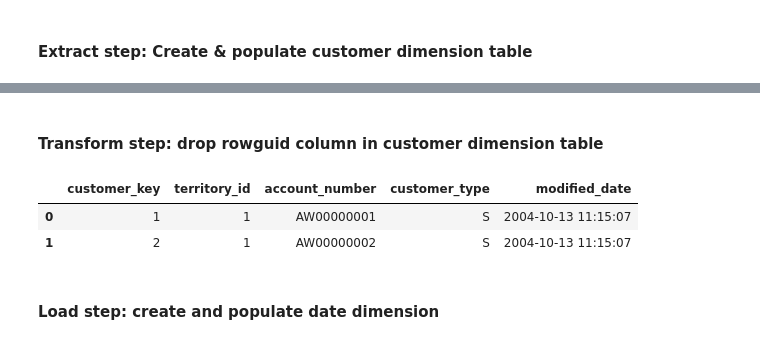
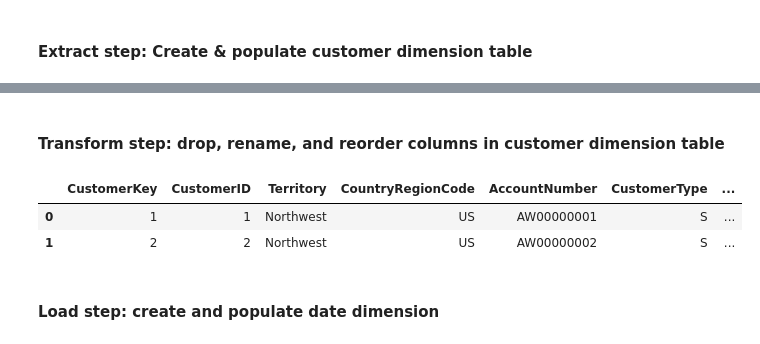
Before and after one commit to sonikarichamodur/adventureworks-etl-pipeline, a Jupyter notebook: AdventureWorks ETL Pipeline.ipynb, the cells around one changed output, grey strips where cells are left out. Drawn from its saved outputs; the diff is of its cells as text; code cells hidden in the pictures.

Commit message:
transform step: drop, rename, and reorder columns in customer dim table

```diff
--- a/AdventureWorks ETL Pipeline.ipynb
+++ b/AdventureWorks ETL Pipeline.ipynb
@@ -174,15 +171,45 @@ df_customers.head(2)
 # %% [markdown]
-#### Transform step: drop rowguid column in customer dimension table
+#### Transform step: drop, rename, and reorder columns in customer dimension table
 # %%
-# Drop rowguid column
-drop_cols = ['rowguid']
-df_customers.drop(drop_cols, axis=1, inplace=True)
+# Drop redundant/irrelevant columns
+df_customers.drop(columns=[
+    'TerritoryID',
+    'AddressID',
+    'AddressTypeID',
+    'AddressModifiedDate'
+], inplace=True)
 
+
+df_customers.rename(columns={
+    'TerritoryName': 'Territory',
+    'CustomerAddressModifiedDate':'AddressModifiedDate',
+    'AddressTypeName':'AddressType'
+}, inplace=True)
+
+ordered_cols = [
+    'CustomerID',
+    'Territory',
+    'CountryRegionCode',
+    'AccountNumber',
+    'CustomerType',
+    'CustomerModifiedDate',
+    'AddressLine1',
+    'AddressLine2',
+    'City',
+    'PostalCode',
+    'AddressType',
+    'AddressModifiedDate'
+]
+
+df_customers = df_customers[ordered_cols]
+
+# 3. Insert a new column, with an ever-incrementing numeric value, to serve as the primary key.
+df_customers.insert(0, "CustomerKey", range(1, df_customers.shape[0] + 1))
 df_customers.head(2)
 # %% [output]
-|  | customer_key | territory_id | account_number | customer_type | modified_date |
-| 0 | 1 | 1 | AW00000001 | S | 2004-10-13 11:15:07 |
-| 1 | 2 | 1 | AW00000002 | S | 2004-10-13 11:15:07 |
+|  | CustomerKey | CustomerID | Territory | CountryRegionCode | AccountNumber | CustomerType | ... |
+| 0 | 1 | 1 | Northwest | US | AW00000001 | S | ... |
+| 1 | 2 | 2 | Northwest | US | AW00000002 | S | ... |
 # %% [markdown]
 #### Load step: create and populate date dimension
 # %% [markdown]
```
Also changed, not shown: parts of 6 cells of this notebook.
